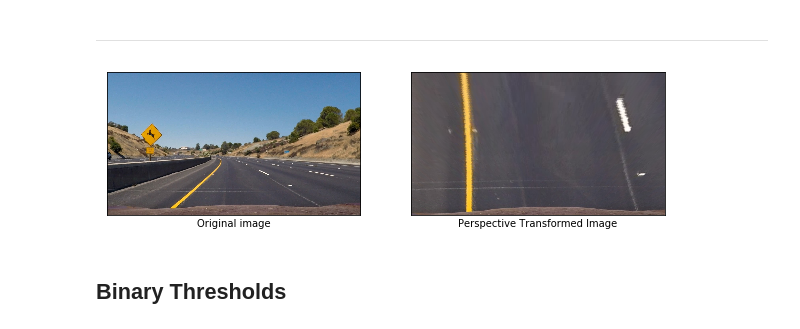
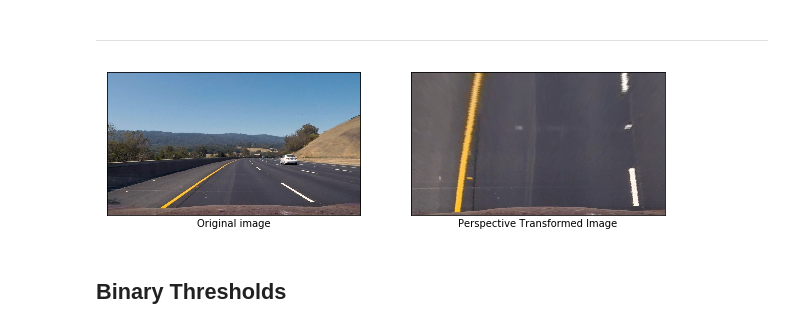
Before and after one commit to peterhwang2010/CarND-Advanced_lane_lines, a Jupyter notebook: advanced_lane_lines.ipynb, the cells around one changed output. Saved outputs shown, nothing was run; the diff lists cells and outputs as text; code cells hidden in the pictures.

```diff
--- a/advanced_lane_lines.ipynb
+++ b/advanced_lane_lines.ipynb
@@ -61,7 +63,7 @@ def undistort_camera(img_points, obj_points, img):
     return cv2.undistort(img, mtx, dist, None, mtx)
 # %%
 obj_point, img_point = calibrate_camera()
-img = mpimg.imread('test_images/test1.jpg')
+img = mpimg.imread('test_images/test3.jpg')
 undistorted_img = undistort_camera(img_point, obj_point, img)
 
 plt.figure(figsize=(10,5))
@@ -84,44 +86,43 @@ plt.show()
 # %% [markdown]
 ---
 # %%
-def transform_perspective (img):
-    src_coords = np.float32([
-        [490,482],
-        [810,482],
-        [1250,720],
-        [40,720]
-    ])
-
-    dst_coords = np.float32([
-        [0,0],
-        [1280,0],
-        [1250,720],
-        [40,720]
-    ])
-
+def transform_perspective (img, src_coords, dst_coords):
     M = cv2.getPerspectiveTransform(src_coords, dst_coords)
 
     return cv2.warpPerspective(img, M, (img.shape[1],img.shape[0]), flags=cv2.INTER_NEAREST)
 # %%
-img = mpimg.imread('test_images/test2.jpg')
+src_coords = np.float32([
+    [490,482],
+    [810,482],
+    [1250,720],
+    [40,720]
+])
+
+dst_coords = np.float32([
+    [0,0],
+    [1280,0],
+    [1250,720],
+    [40,720]
+])
+img = mpimg.imread('test_images/test3.jpg')
 undistorted_img = undistort_camera(img_point, obj_point, img)
-perspective_transform_img = transform_perspective(undistorted_img)
+perspective_transform_img = transform_perspective(undistorted_img, src_coords, dst_coords)
 
 plt.figure(figsize=(10,5))
 plt.subplot(1, 2, 1)
 plt.imshow(img)
 plt.xlabel('Original image')
 plt.xticks([], [])
 plt.yticks([], [])
 
 plt.subplot(1, 2, 2)
 plt.imshow(perspective_transform_img)
 plt.xlabel('Perspective Transformed Image')
 plt.xticks([], [])
 plt.yticks([], [])
 plt.show()
 # %% [output]
-[figure, old version]
+[figure, new version]
 # %% [markdown]
 ## Binary Thresholds
 # %% [markdown]
```
Also changed, not shown: parts of 14 cells of this notebook, 2 other files.
